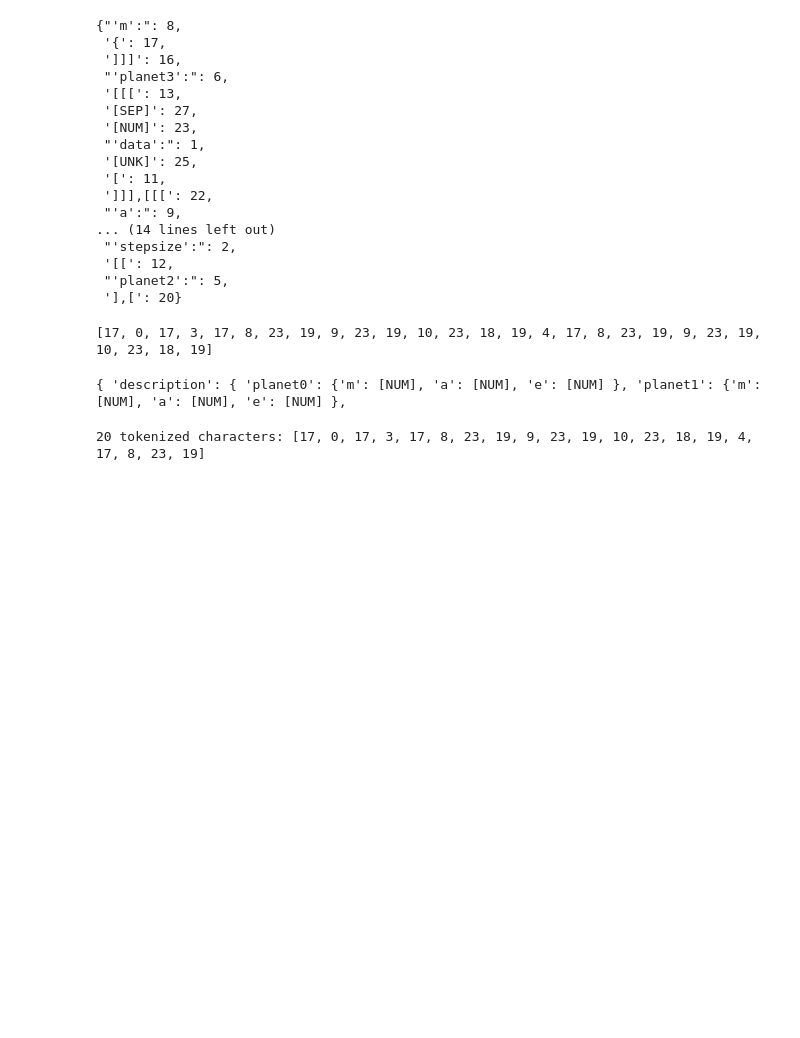
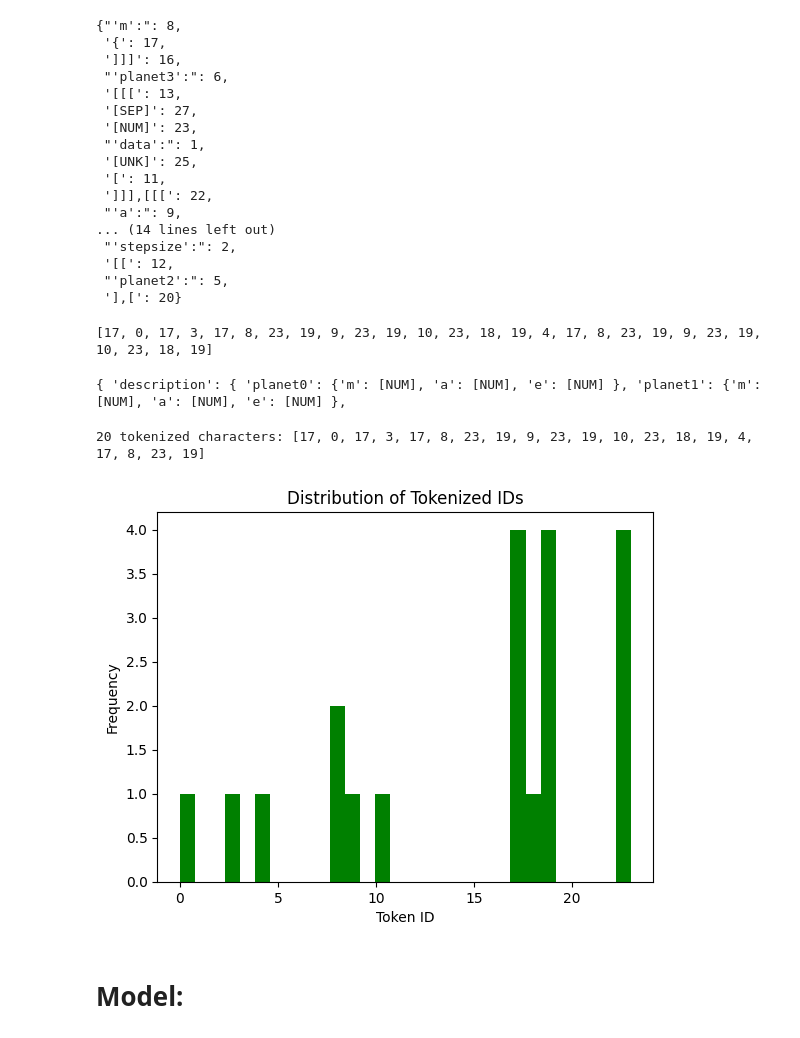
Before and after one commit to EugenioBugli/xVal, a Jupyter notebook: xVal_EB.ipynb, the cells around one changed output. Drawn from its saved outputs; the diff is of its cells as text; code cells hidden in the pictures; blank space fills up the shorter version.

Commit message:
model + additions

```diff
--- a/xVal_EB.ipynb
+++ b/xVal_EB.ipynb
@@ -266,3 +277,17 @@ tokenized_data = tokenization(processed_numbers)
 print(f"20 tokenized characters: {tokenized_data['token_ids'][0][:20]}")
 # %% [output]
 20 tokenized characters: [17, 0, 17, 3, 17, 8, 23, 19, 9, 23, 19, 10, 23, 18, 19, 4, 17, 8, 23, 19]
+# %%
+tokenized_data = tokenized_data.map(
+    lambda x: {'nums': [float(num) for num in x['nums']]},
+)
+# %%
+plt.hist(tokenized_data['token_ids'][0][:20], bins=len(my_tokenizer.vocab), color='green')
+plt.xlabel('Token ID')
+plt.ylabel('Frequency')
+plt.title('Distribution of Tokenized IDs')
+plt.show()
+# %% [output]
+[figure, added]
+# %% [markdown]
+# Model:
```
Also changed, not shown: parts of 20 cells of this notebook, 1 other file.
